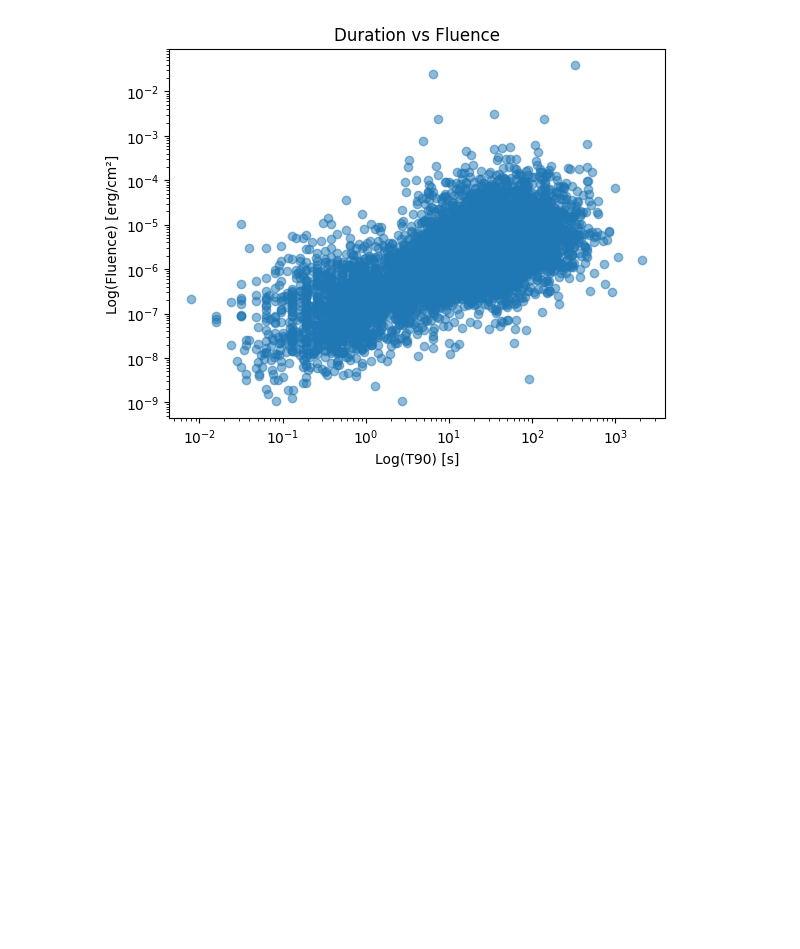
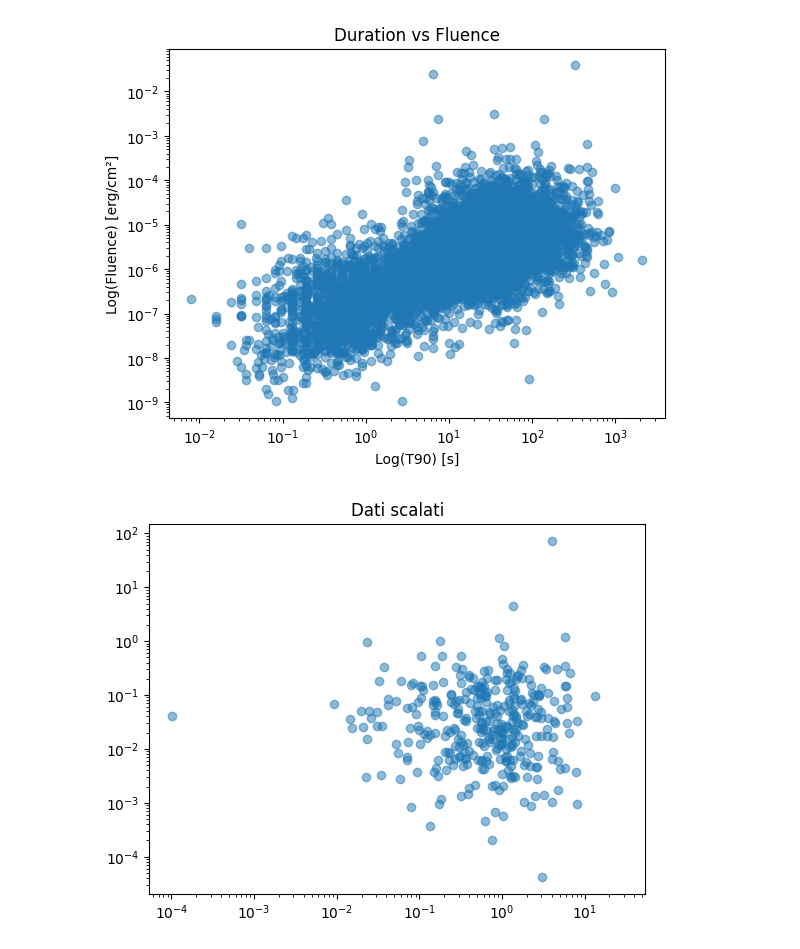
Before and after one commit to domvol/astrostatistics_bicocca_2025, a Jupyter notebook: Time_to_get_you_hands_dirty/L14_clustering.ipynb, the cells around one changed output. Cells and saved outputs as stored; diff of their text form; code cells hidden in the pictures; blank space fills up the shorter version.

```diff
--- a/Time_to_get_you_hands_dirty/L14_clustering.ipynb
+++ b/Time_to_get_you_hands_dirty/L14_clustering.ipynb
@@ -83,6 +83,20 @@ plt.title('Duration vs Fluence')
 # %% [output]
 Text(0.5, 1.0, 'Duration vs Fluence')
 [figure]
+# %%
+from sklearn import preprocessing
+
+scaler = preprocessing.StandardScaler()
+X_scaled = scaler.fit_transform(X)  # QUI avviene il vero scaling
+
+plt.scatter(X_scaled[:,0], X_scaled[:,1], alpha=0.5)
+plt.title("Dati scalati")
+plt.xscale('log')
+plt.yscale('log')
+
+plt.show()
+# %% [output]
+[figure, added]
 # %%
 from sklearn.cluster import KMeans
 from sklearn import preprocessing
```
Also changed, not shown: parts of 2 cells of this notebook.
